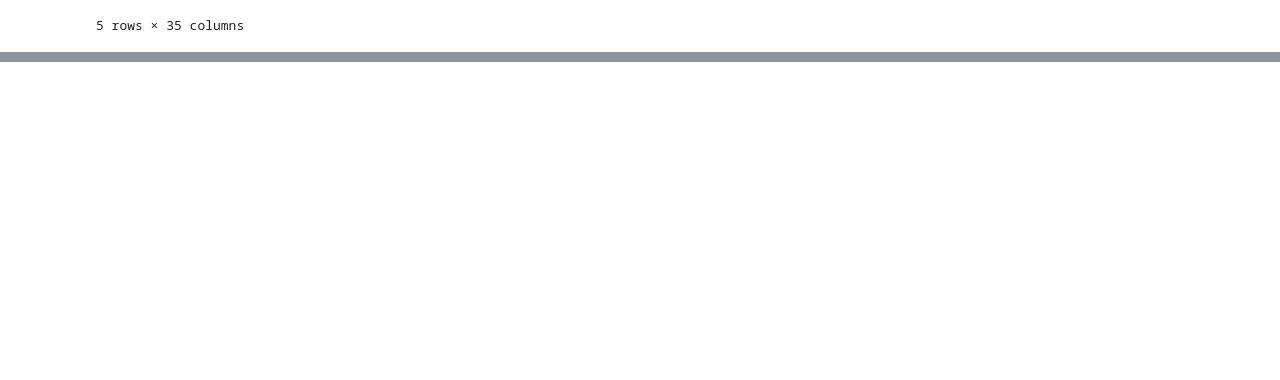
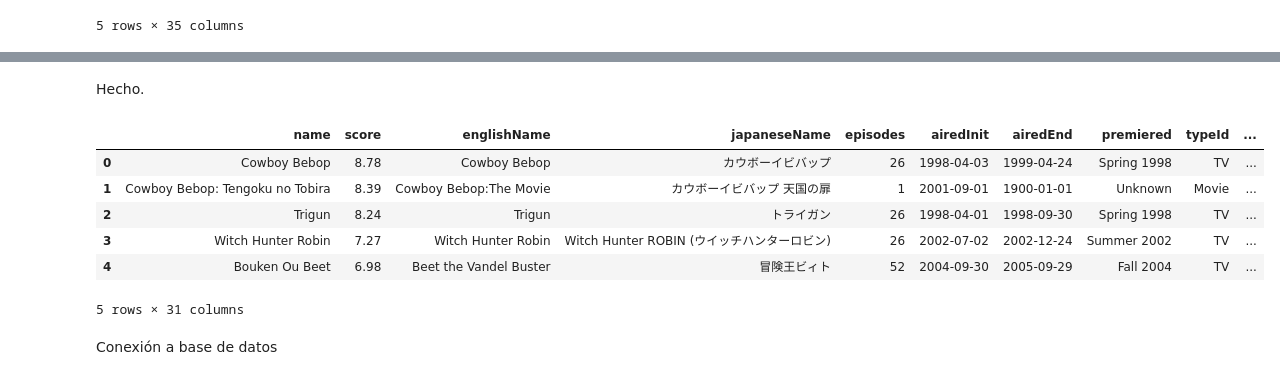
Before and after one commit to Asheyerth/DataScience_bootcamp2024BIT, a Jupyter notebook: Actividad_5/Database_conection.ipynb, the cells around one changed output, grey strips where cells are left out. Saved outputs shown, nothing was run; the diff lists cells and outputs as text; code cells hidden in the pictures; blank space fills up the shorter version.

```diff
--- a/Actividad_5/Database_conection.ipynb
+++ b/Actividad_5/Database_conection.ipynb
@@ -176,4 +148,0 @@ len(tabla['Type'].unique())
-# %%
-for i in tabla.columns:
-    print('En '+i)
-    print(tabla[i])
@@ -277,0 +383,51 @@ for i in range(len(tabla)):
+# %% [markdown]
+Hecho.
+# %%
+#Haciendo el dataframe general
+datos = pd.DataFrame(columns=['name','score','englishName','japaneseName','episodes','airedInit','airedEnd','premiered','typeId','sourceId','durationMinutes','rateId','ranked',
+                              'popularity','members','favorites','watching','completed','onHold','dropped','planToWatch','score10','score9','score8','score7','score6','score5',
+                              'score4','score3','score2','score1'])
+for i in range(len(tabla)): #Por cada fila
+    #print(i)
+    #print(tabla['Aired'][i])
+    datos = pd.concat([datos, pd.DataFrame([{'name' : tabla['Name'][i], 'score' : tabla['Score'][i],
+                                             'englishName' : tabla['English name'][i],
+                                             'japaneseName' : tabla['Japanese name'][i],
+                                             'episodes' : tabla['Episodes'][i],
+                                             'airedInit' : (procesarDateToSQLDate(tabla['Aired'][i]))[0],
+                                             'airedEnd' : (procesarDateToSQLDate(tabla['Aired'][i]))[1],
+                                             'premiered' : tabla['Premiered'][i],
+                                             'typeId' : tabla['Type'][i],
+                                             'sourceId' : tabla['Source'][i],
+                                             'durationMinutes' : procesarDateToFloat(tabla['Duration'][i], tabla['Episodes'][i]),
+                                             'rateId' : tabla['Rating'][i],
+                                             'ranked' : tabla['Ranked'][i],
+                                             'popularity' : tabla['Popularity'][i],
+                                             'members' : tabla['Members'][i],
+                                             'favorites' : tabla['Favorites'][i],
+                                             'watching' : tabla['Watching'][i],
+                                             'completed' : tabla['Completed'][i],
+                                             'onHold' : tabla['On-Hold'][i],
+                                             'dropped' : tabla['Dropped'][i],
+                                             'planToWatch' : tabla['Plan to Watch'][i],
+                                             'score10' : tabla['Score-10'][i],
+                                             'score9' : tabla['Score-9'][i],
+                                             'score8' : tabla['Score-8'][i],
+                                             'score7' : tabla['Score-7'][i],
+                                             'score6' : tabla['Score-6'][i],
+                                             'score5' : tabla['Score-5'][i],
+                                             'score4' : tabla['Score-4'][i],
+                                             'score3' : tabla['Score-3'][i],
+                                             'score2' : tabla['Score-2'][i],
+                                             'score1' : tabla['Score-1'][i]
+                                             }])], ignore_index=True) #Se agrega
+# %%
+datos.head()
+# %% [output]
+|  | name | score | englishName | japaneseName | episodes | airedInit | airedEnd | premiered | typeId | ... |
+| 0 | Cowboy Bebop | 8.78 | Cowboy Bebop | カウボーイビバップ | 26 | 1998-04-03 | 1999-04-24 | Spring 1998 | TV | ... |
+| 1 | Cowboy Bebop: Tengoku no Tobira | 8.39 | Cowboy Bebop:The Movie | カウボーイビバップ 天国の扉 | 1 | 2001-09-01 | 1900-01-01 | Unknown | Movie | ... |
+| 2 | Trigun | 8.24 | Trigun | トライガン | 26 | 1998-04-01 | 1998-09-30 | Spring 1998 | TV | ... |
+| 3 | Witch Hunter Robin | 7.27 | Witch Hunter Robin | Witch Hunter ROBIN (ウイッチハンターロビン) | 26 | 2002-07-02 | 2002-12-24 | Summer 2002 | TV | ... |
+| 4 | Bouken Ou Beet | 6.98 | Beet the Vandel Buster | 冒険王ビィト | 52 | 2004-09-30 | 2005-09-29 | Fall 2004 | TV | ... |
+5 rows × 31 columns
@@ -277,0 +437,2 @@ for i in range(len(tabla)):
+# %% [markdown]
+Conexión a base de datos
```
Also changed, not shown: parts of 29 cells of this notebook.
